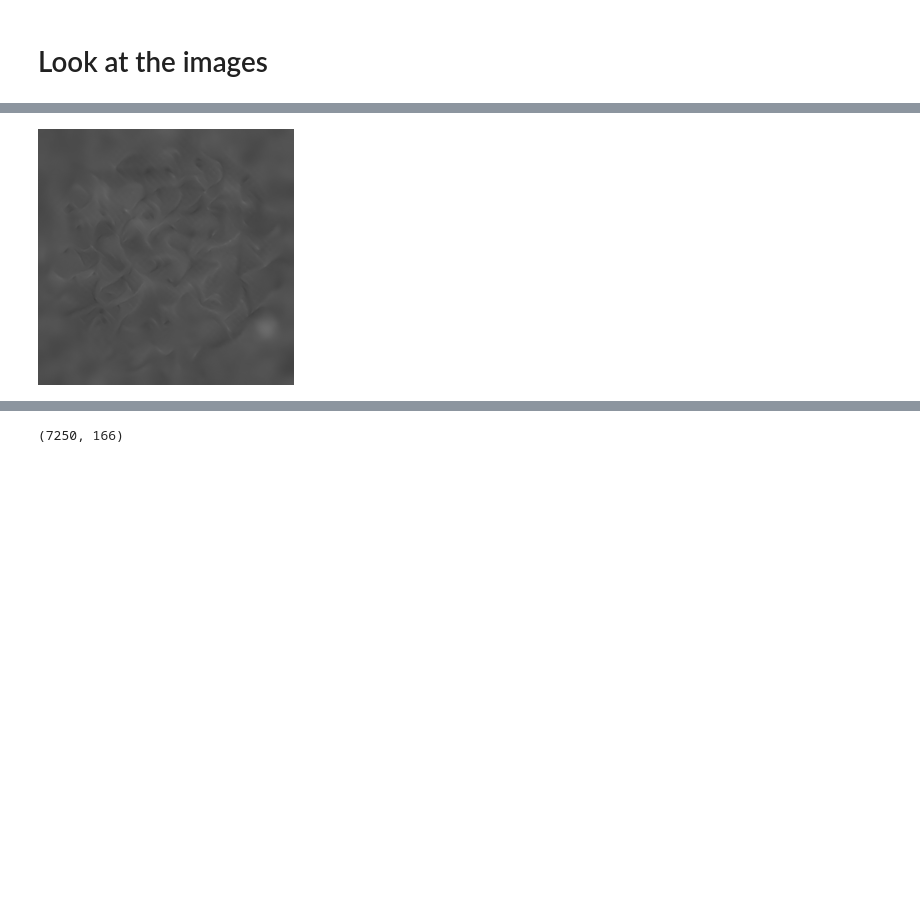
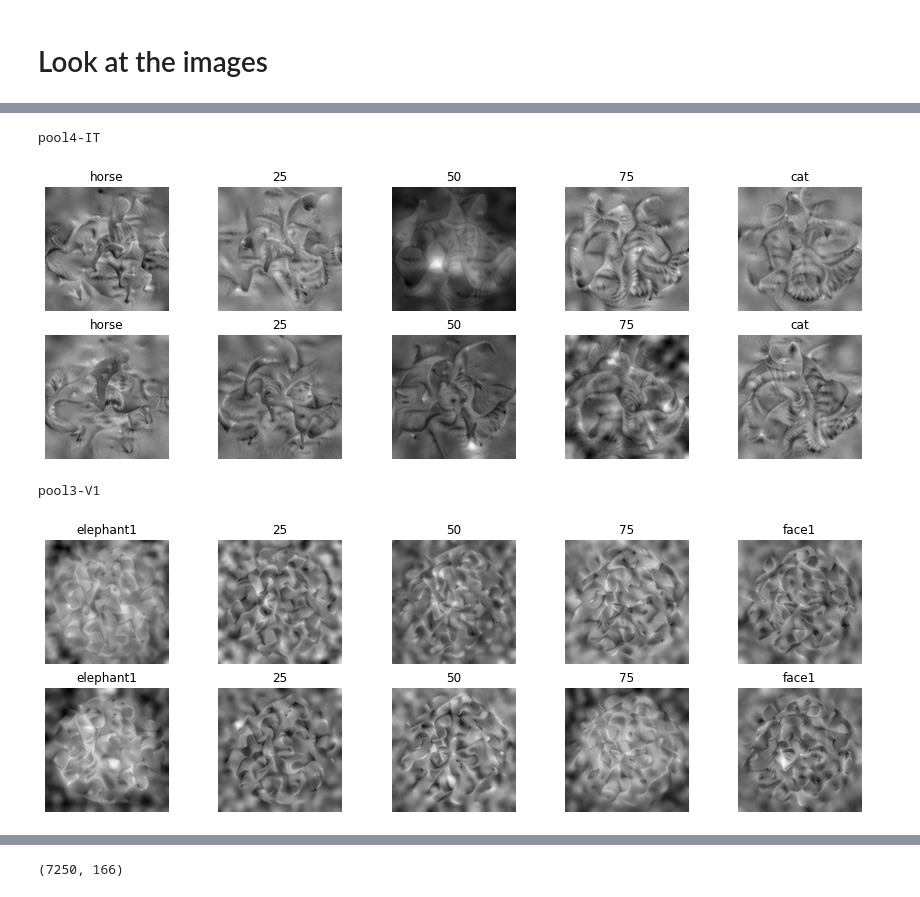
Before and after one commit to akjags/neurint, a Jupyter notebook: fit_neural_data.ipynb, the cells around one changed output, grey strips where cells are left out. Saved outputs shown, nothing was run; the diff lists cells and outputs as text; code cells hidden in the pictures; blank space fills up the shorter version.

```diff
--- a/fit_neural_data.ipynb
+++ b/fit_neural_data.ipynb
@@ -49,4 +52,12 @@ plot_interpol_images(image_pairs[2], layerareas[1])
 # %%
-x
+print(f'{layerareas[1]}')
+plot_interpol_images(image_pairs[0], layerareas[1], nSamples=2)
 # %% [output]
+pool4-IT
-[figure, old version]
+[figure, new version]
+# %%
+print(f'{layerareas[0]}')
+plot_interpol_images(image_pairs[1], layerareas[0], nSamples=2)
+# %% [output]
+pool3-V1
+[figure, added]
```
Also changed, not shown: parts of 3 cells of this notebook.
